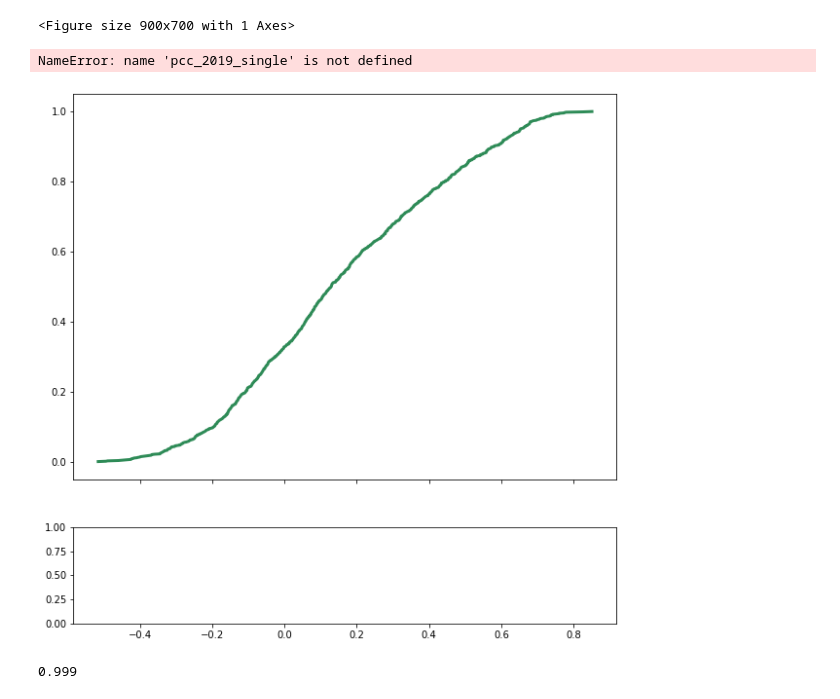
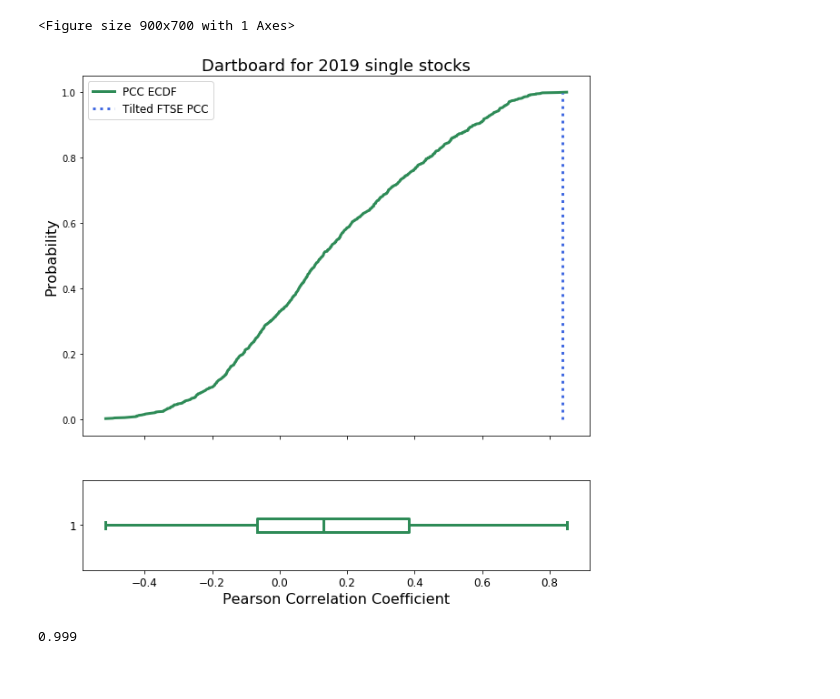
Before and after one commit to wmow/bloombergMDM, a Jupyter notebook: Dartboard.ipynb, the cells around one changed output. Saved outputs shown, nothing was run; the diff lists cells and outputs as text; code cells hidden in the pictures.

```diff
--- a/Dartboard.ipynb
+++ b/Dartboard.ipynb
@@ -237,24 +237,23 @@ dart_2019_single=[0.27924888489426236, 0.473304320839548, -0.04577660856341976,
 #plt.hist(dart_coef, bins=20, density=True)
-pcc_
+pcc_2019_single=0.839
 
 ecdf_2019_single=ECDF(dart_2019_single)
 fig, ax=plt.subplots(2,1,sharex=True,gridspec_kw={'height_ratios': [4, 1]},figsize=(10,10))
 ax[0].plot(ecdf_2019_single.x, ecdf_2019_single.y,c='seagreen',label = 'PCC ECDF',linewidth = 3)
 ax[0].plot([pcc_2019_single,pcc_2019_single],[0,ecdf_2019_single(pcc_2019_single)],':',c='royalblue',label = 'Tilted FTSE PCC',linewidth = 3)
 #plt.plot([-0.5,0.839],[0.999,0.999],":",c='royalblue')
 ax[0].set_ylabel('Probability',fontsize = 16)
 plt.xlabel('Pearson Correlation Coefficient',fontsize = 16)
 plt.xticks(fontsize = 12)
 plt.yticks(fontsize = 12)
 ax[0].legend(fontsize = 12)
 medianprops = dict(linestyle='-', linewidth=3, color='seagreen')
 bp=ax[1].boxplot(dart_2019_single,vert=False,whis='range',medianprops=medianprops,boxprops=medianprops,whiskerprops=medianprops,capprops=medianprops)
 ax[0].set_title('Dartboard for 2019 single stocks',fontsize=18)
 plt.savefig('ECDFSingle19.png',dpi=80)
 plt.show()
 # %% [output]
-NameError: name 'pcc_2019_single' is not defined
-[figure, old version]
+[figure, new version]
 # %%
 test_tilt=0.839
 print(ecdf_2019_single(test_tilt))
```
Also changed, not shown: parts of 1 cell of this notebook.
